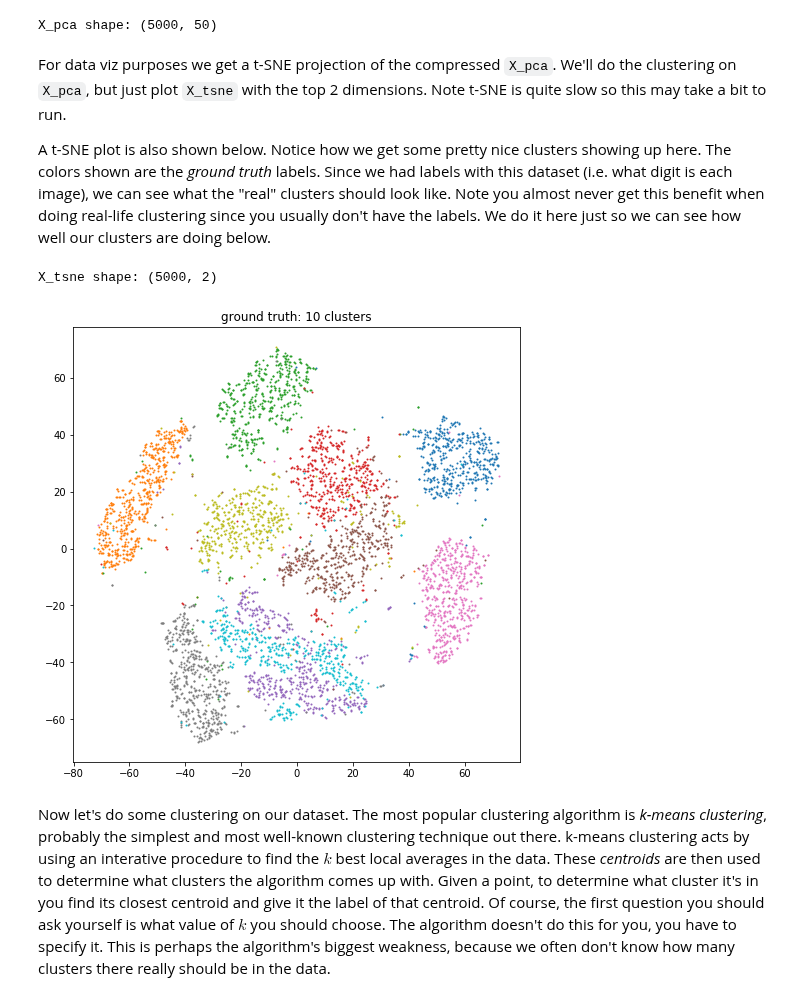
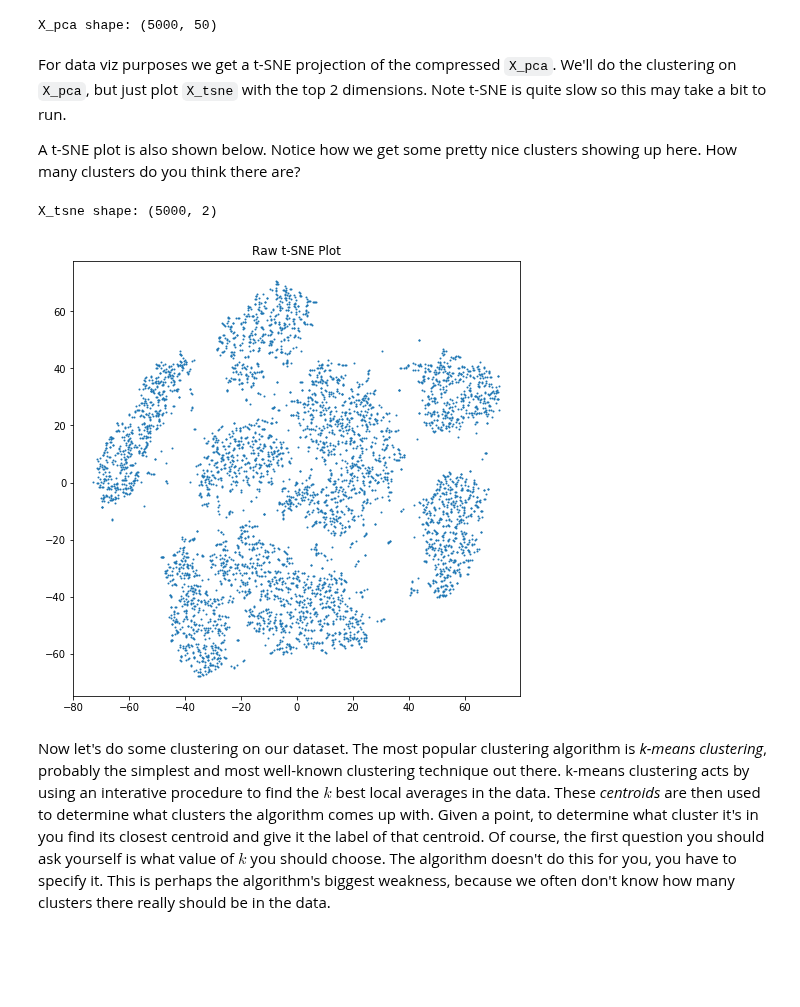
Before and after one commit to rkingery/ml_tutorials, a Jupyter notebook: clustering.ipynb, the cells around one changed output. Drawn from its saved outputs; the diff is of its cells as text; code cells hidden in the pictures; blank space fills up the shorter version.

```diff
--- a/clustering.ipynb
+++ b/clustering.ipynb
@@ -45,14 +47,18 @@ def elbow_plot(X,model_type='k-means',max_clusters=10):
     plt.title(model_type+' elbow plot')
     plt.show()
 
-def plot_clusters(X,y,model_type):
-    num_clusters = len(np.unique(y))
-    _,ax = plt.subplots(figsize=(8, 8))
-    for i in range(num_clusters):
-        if not np.any(y == i):
-            continue
-        ax.scatter(X[y == i, 0], X[y == i, 1], s=1., cmap='Dark2')
-    ax.set_title(model_type+': '+str(num_clusters)+' clusters')
+def plot_clusters(X,y=None,model_type=None):
+    _,ax = plt.subplots(figsize=(8,8))
+    if model_type is None or y is None:
+        ax.scatter(X[:,0],X[:,1], s=1.)
+        ax.set_title('Raw t-SNE Plot')
+    else:
+        num_clusters = len(np.unique(y))
+        for i in range(num_clusters):
+            if not np.any(y == i):
+                continue
+            ax.scatter(X[y == i, 0], X[y == i, 1], s=1., cmap='Dark2')
+        ax.set_title(model_type+': '+str(num_clusters)+' clusters')
     plt.show()
 
 def tree_plot(X_pca,p=20):
@@ -65,6 +71,7 @@ def tree_plot(X_pca,p=20):
 
 def fancy_dendrogram(*args, **kwargs):
     # Used as a helper function for tree_plot to make dendrograms prettier
+    # Shamelessly taken from somewhere on StackOverflow
     max_d = kwargs.pop('max_d', None)
     if max_d and 'color_threshold' not in kwargs:
         kwargs['color_threshold'] = max_d
@@ -101,17 +108,17 @@ X_pca shape: (5000, 50)
 # %% [markdown]
 For data viz purposes we get a t-SNE projection of the compressed `X_pca`. We'll do the clustering on `X_pca`, but just plot `X_tsne` with the top 2 dimensions. Note t-SNE is quite slow so this may take a bit to run.
 
-A t-SNE plot is also shown below. Notice how we get some pretty nice clusters showing up here. The colors shown are the _ground truth_ labels. Since we had labels with this dataset (i.e. what digit is each image), we can see what the "real" clusters should look like. Note you almost never get this benefit when doing real-life clustering since you usually don't have the labels. We do it here just so we can see how well our clusters are doing below.
+A t-SNE plot is also shown below. Notice how we get some pretty nice clusters showing up here. How many clusters do you think there are?
 # %%
 tsne = TSNE(n_components=2, init='pca')
 X_tsne = tsne.fit_transform(X_pca)
 
 print('X_tsne shape:',X_tsne.shape)
 
-plot_clusters(X_tsne,y,'ground truth')
+plot_clusters(X_tsne,y=None,model_type=None)
 # %% [output]
 X_tsne shape: (5000, 2)
-[figure, old version]
+[figure, new version]
 # %% [markdown]
 Now let's do some clustering on our dataset. The most popular clustering algorithm is _k-means clustering_, probably the simplest and most well-known clustering technique out there. k-means clustering acts by using an interative procedure to find the $k$ best local averages in the data. These _centroids_ are then used to determine what clusters the algorithm comes up with. Given a point, to determine what cluster it's in you find its closest centroid and give it the label of that centroid. Of course, the first question you should ask yourself is what value of $k$ you should choose. The algorithm doesn't do this for you, you have to specify it. This is perhaps the algorithm's biggest weakness, because we often don't know how many clusters there really should be in the data.
 
```
Also changed, not shown: parts of 5 cells of this notebook.
